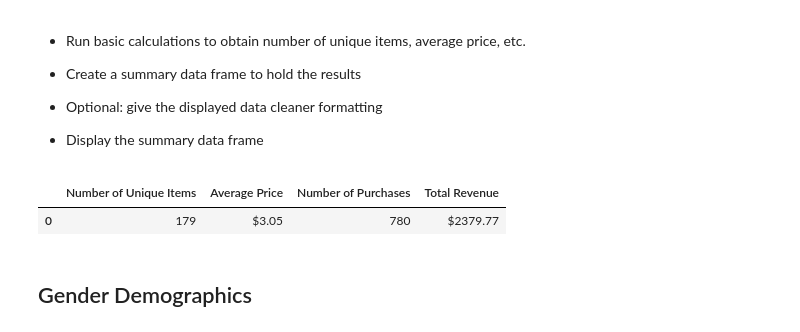
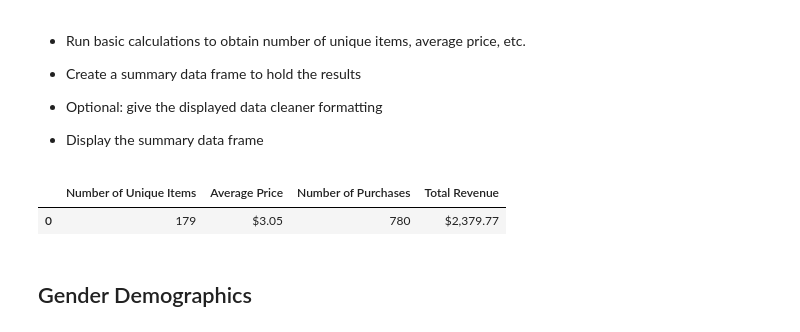
Before and after one commit to Gujaratigirl/Pandas_Challenge, a Jupyter notebook: HeroesOfPymoli/HeroesOfPymoli_starter.ipynb, the cells around one changed output. Saved outputs shown, nothing was run; the diff lists cells and outputs as text; code cells hidden in the pictures.

```diff
--- a/HeroesOfPymoli/HeroesOfPymoli_starter.ipynb
+++ b/HeroesOfPymoli/HeroesOfPymoli_starter.ipynb
@@ -52,23 +53,24 @@ player_summary_df
 # %%
 #Calcuate the variables
 item_count = len(purchase_data_df["Item Name"].unique())
 #price_mean = purchase_data_df["Price"].mean()
 price_mean = round(purchase_data_df["Price"].mean(), 2)
 total_count = len(purchase_data_df["Purchase ID"])
-rev_total = purchase_data_df["Price"].sum()
+rev_total = "{:,}".format(purchase_data_df["Price"].sum())
 
 
 
 #Create the df
 purchase_summary_df = pd.DataFrame({"Number of Unique Items": [item_count],
                                     "Average Price": "$" + str(price_mean),
                                     "Number of Purchases": [total_count],
                                     "Total Revenue": "$" + str(rev_total)}
                                    )
+#purchase_summary_df = purchase_summary_df.apply('{:,}'.format)
 purchase_summary_df
 # %% [output]
 |  | Number of Unique Items | Average Price | Number of Purchases | Total Revenue |
-| 0 | 179 | $3.05 | 780 | $2379.77 |
+| 0 | 179 | $3.05 | 780 | $2,379.77 |
 # %% [markdown]
 ## Gender Demographics
 # %% [markdown]
```
Also changed, not shown: parts of 3 cells of this notebook, 1 other file.
